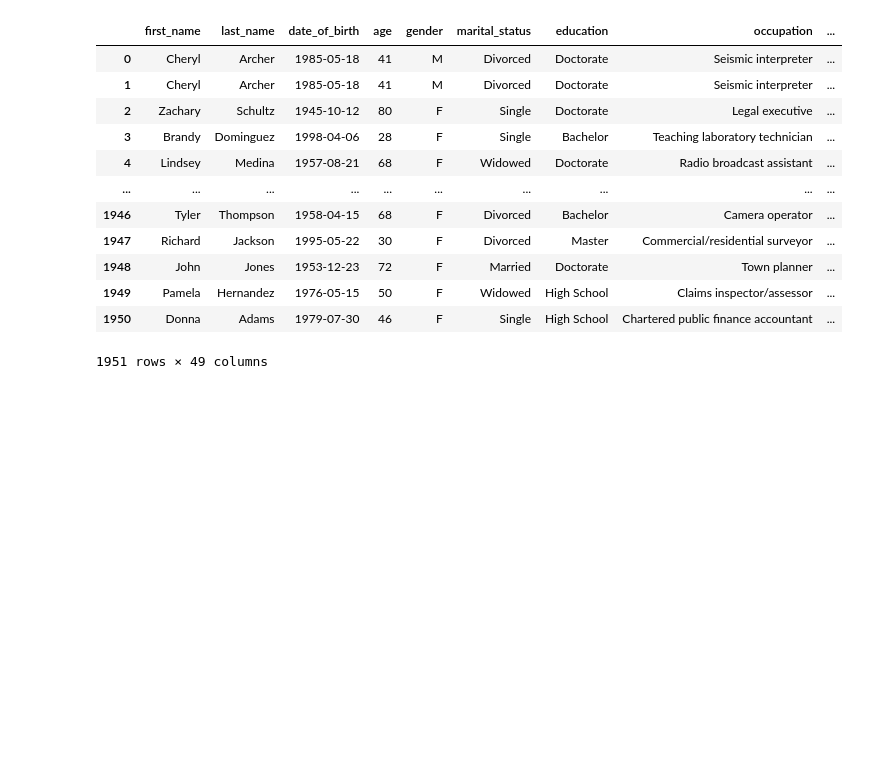
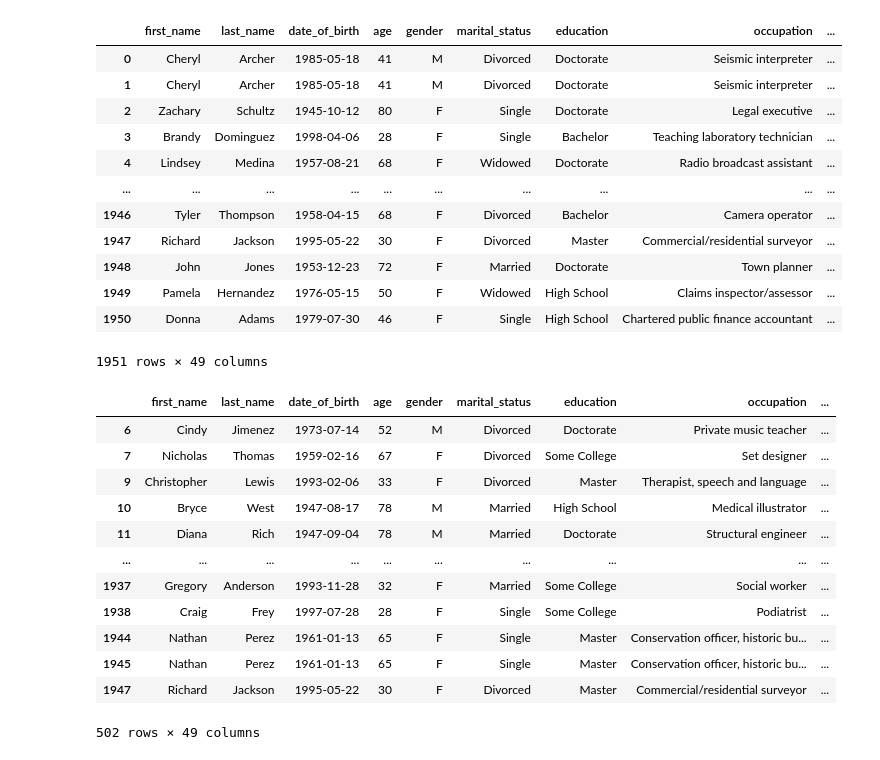
Before and after one commit to smith494/datapractice, a Jupyter notebook: notebooks/data_analysis_practice_pandas.ipynb, the cells around one changed output. Drawn from its saved outputs; the diff is of its cells as text; code cells hidden in the pictures; blank space fills up the shorter version.

```diff
--- a/notebooks/data_analysis_practice_pandas.ipynb
+++ b/notebooks/data_analysis_practice_pandas.ipynb
@@ -616,3 +616,20 @@ policy_claim_df.sort_values('customer_id_y')
 | 1949 | Pamela | Hernandez | 1976-05-15 | 50 | F | Widowed | High School | Claims inspector/assessor | ... |
 | 1950 | Donna | Adams | 1979-07-30 | 46 | F | Single | High School | Chartered public finance accountant | ... |
 1951 rows × 49 columns
+# %%
+home_claims_df = policy_claim_df[policy_claim_df.policy_type_x == 'Home']
+home_claims_df
+# %% [output]
+|  | first_name | last_name | date_of_birth | age | gender | marital_status | education | occupation | ... |
+| 6 | Cindy | Jimenez | 1973-07-14 | 52 | M | Divorced | Doctorate | Private music teacher | ... |
+| 7 | Nicholas | Thomas | 1959-02-16 | 67 | F | Divorced | Some College | Set designer | ... |
+| 9 | Christopher | Lewis | 1993-02-06 | 33 | F | Divorced | Master | Therapist, speech and language | ... |
+| 10 | Bryce | West | 1947-08-17 | 78 | M | Married | High School | Medical illustrator | ... |
+| 11 | Diana | Rich | 1947-09-04 | 78 | M | Married | Doctorate | Structural engineer | ... |
+| ... | ... | ... | ... | ... | ... | ... | ... | ... | ... |
+| 1937 | Gregory | Anderson | 1993-11-28 | 32 | F | Married | Some College | Social worker | ... |
+| 1938 | Craig | Frey | 1997-07-28 | 28 | F | Single | Some College | Podiatrist | ... |
+| 1944 | Nathan | Perez | 1961-01-13 | 65 | F | Single | Master | Conservation officer, historic bu... | ... |
+| 1945 | Nathan | Perez | 1961-01-13 | 65 | F | Single | Master | Conservation officer, historic bu... | ... |
+| 1947 | Richard | Jackson | 1995-05-22 | 30 | F | Divorced | Master | Commercial/residential surveyor | ... |
+502 rows × 49 columns
```
Also changed, not shown: parts of 3 cells of this notebook.
